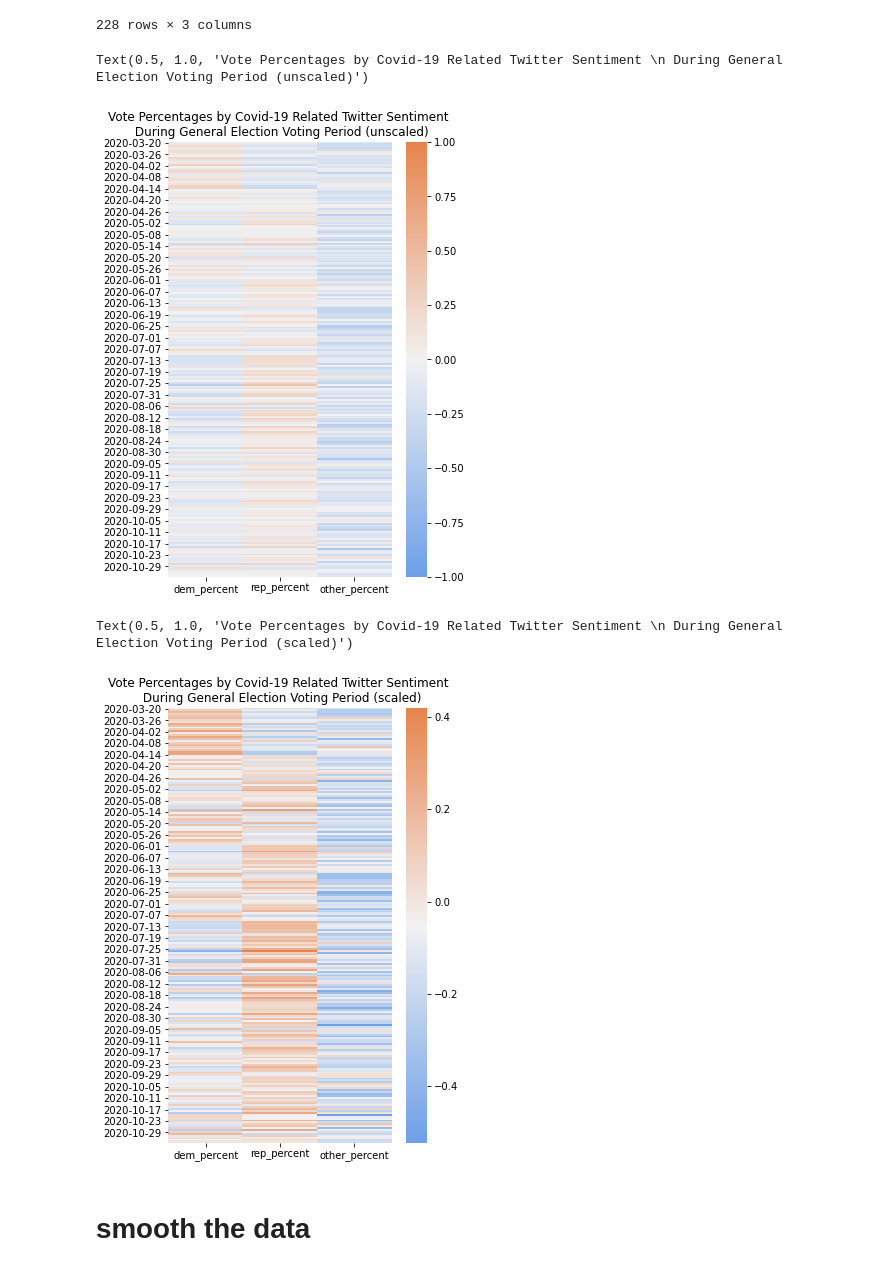
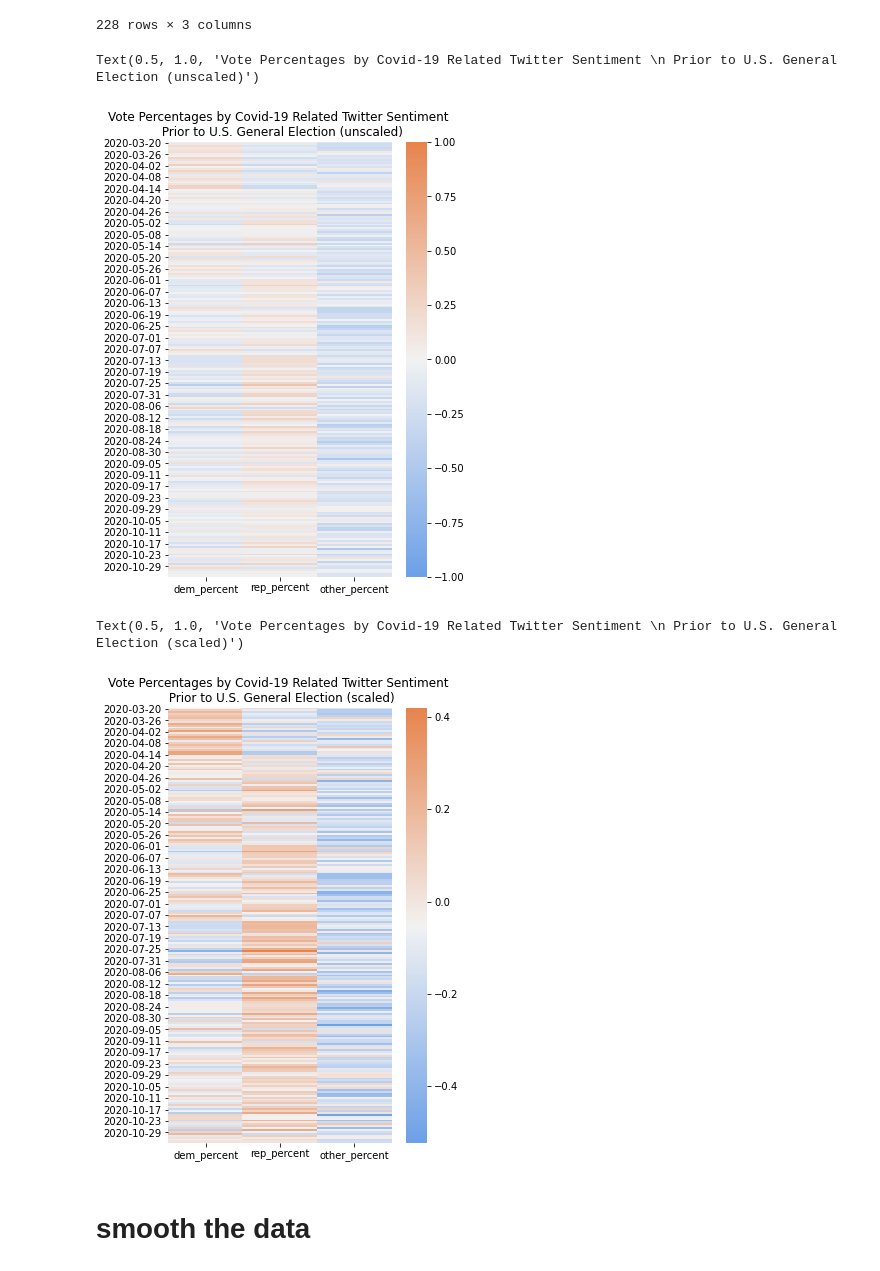
Before and after one commit to MeganDoman/CPSC4180_FinalProject, a Jupyter notebook: Doman_CPSC4180_FinalProject.ipynb, the cells around one changed output. Drawn from its saved outputs; the diff is of its cells as text; code cells hidden in the pictures.

```diff
--- a/Doman_CPSC4180_FinalProject.ipynb
+++ b/Doman_CPSC4180_FinalProject.ipynb
@@ -349,20 +349,20 @@ correlated
 | 2020-11-03 | 0.004736 | 0.006157 | -0.165872 |
 228 rows × 3 columns
 # %%
-plot_title = 'Vote Percentages by Covid-19 Related Twitter Sentiment \n During General Election Voting Period (unscaled)'
+plot_title = 'Vote Percentages by Covid-19 Related Twitter Sentiment \n Prior to U.S. General Election (unscaled)'
 plt.figure(figsize=(5, 8))
 colors = seaborn.diverging_palette(250, 30, l=65, as_cmap=True)
 seaborn.heatmap(correlated, vmin=-1, vmax=1, annot=False, cmap=colors).set_title(plot_title)
 # %% [output]
-Text(0.5, 1.0, 'Vote Percentages by Covid-19 Related Twitter Sentiment \n During General Election Voting Period (unscaled)')
+Text(0.5, 1.0, 'Vote Percentages by Covid-19 Related Twitter Sentiment \n Prior to U.S. General Election (unscaled)')
-[figure, old version]
+[figure, new version]
 # %%
-scaled_title = 'Vote Percentages by Covid-19 Related Twitter Sentiment \n During General Election Voting Period (scaled)'
+scaled_title = 'Vote Percentages by Covid-19 Related Twitter Sentiment \n Prior to U.S. General Election (scaled)'
 plt.figure(figsize=(5, 8))
 seaborn.heatmap(correlated, annot=False, cmap=colors).set_title(scaled_title)
 # %% [output]
-Text(0.5, 1.0, 'Vote Percentages by Covid-19 Related Twitter Sentiment \n During General Election Voting Period (scaled)')
+Text(0.5, 1.0, 'Vote Percentages by Covid-19 Related Twitter Sentiment \n Prior to U.S. General Election (scaled)')
-[figure, old version]
+[figure, new version]
 # %% [markdown]
 # smooth the data
 # %%
```
Also changed, not shown: parts of 7 cells of this notebook, 2 other files.
